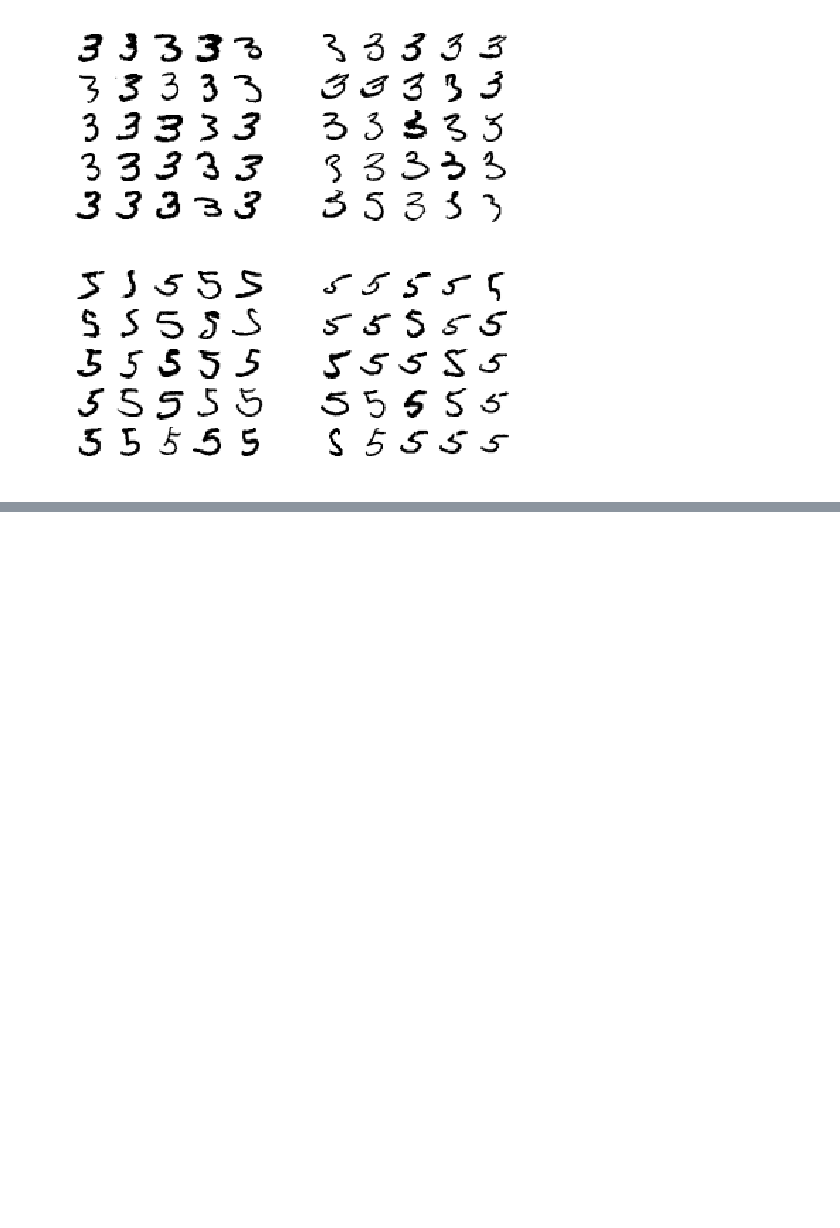
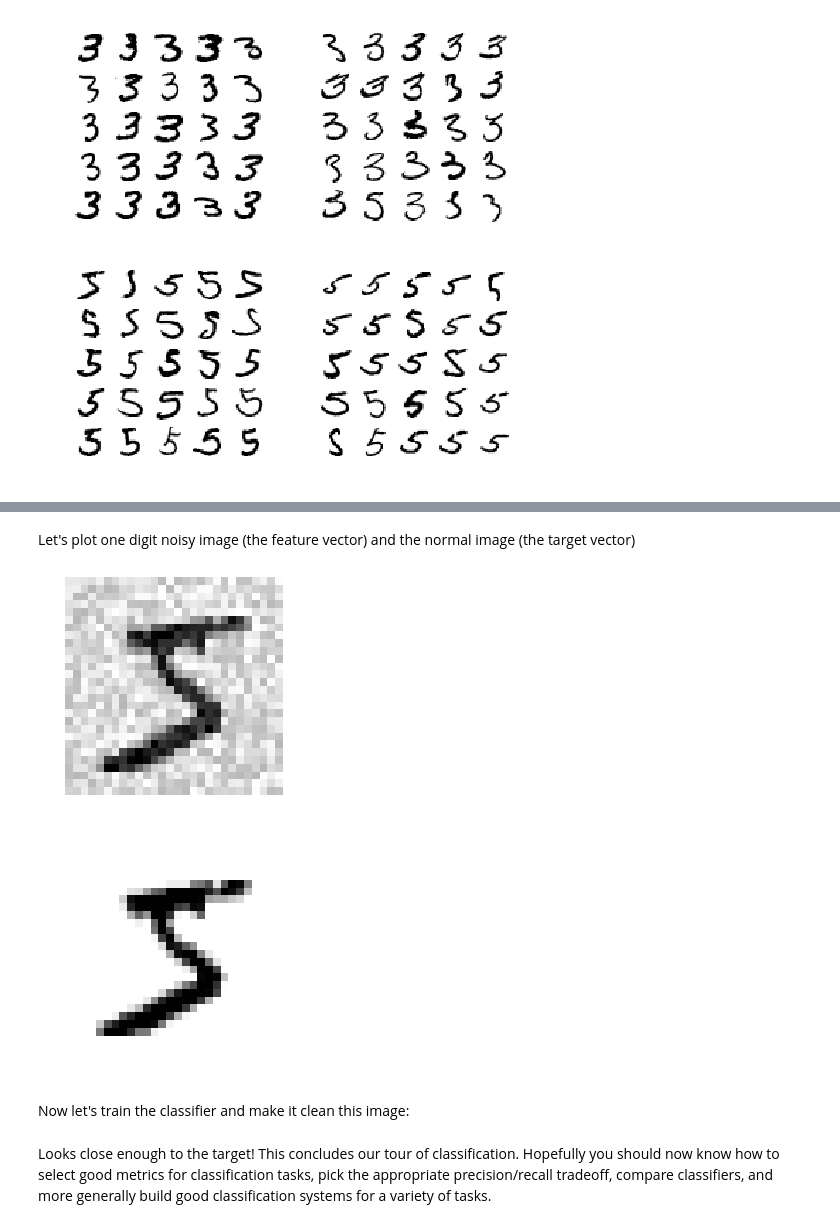
Before and after one commit to LooseDaMoose/myHandsOnDS, a Jupyter notebook: chapter3/Classification.ipynb, the cells around one changed output, grey strips where cells are left out. Saved outputs shown, nothing was run; the diff lists cells and outputs as text; code cells hidden in the pictures; blank space fills up the shorter version.

```diff
--- a/chapter3/Classification.ipynb
+++ b/chapter3/Classification.ipynb
@@ -575,0 +580,10 @@ The main difference between 3s and 5s is the position of the small line that joi
+# %%
+from sklearn.neighbors import KNeighborsClassifier
+
+y_train_large = (y_train >= 7)
+y_train_odd = (y_train % 2 == 1)
+# two columns target values for each digit, one for large and one for odd
+y_multilabel = np.c_[y_train_large, y_train_odd]
+
+knn_clf = KNeighborsClassifier()
+knn_clf.fit(X_train, y_multilabel)
@@ -575,0 +625,24 @@ The main difference between 3s and 5s is the position of the small line that joi
+# %%
+# low, high, size (# of digits x length of feature vector) --> output is a matrix
+noise = np.random.randint(0, 100, (len(X_train), 784))
+X_train_mod = X_train + noise
+noise = np.random.randint(0, 100, (len(X_test), 784))
+X_test_mod = X_test + noise
+y_train_mod = X_train
+y_test_mod = X_test
+# %% [markdown]
+Let's plot one digit noisy image (the feature vector) and the normal image (the target vector)
+# %%
+def plot_digit(some_digit):
+    some_digit_image = some_digit.reshape(28, 28)
+    plt.imshow(some_digit_image, cmap = mpl.cm.binary, interpolation = "nearest")
+    plt.axis("off")
+    plt.show()
+
+plot_digit(X_train_mod[0])
+plot_digit(y_train_mod[0])
+# %% [output]
+[figure, added]
+[figure, added]
+# %% [markdown]
+Now let's train the classifier and make it clean this image:
@@ -575,0 +653,2 @@ The main difference between 3s and 5s is the position of the small line that joi
+# %% [markdown]
+Looks close enough to the target! This concludes our tour of classification. Hopefully you should now know how to select good metrics for classification tasks, pick the appropriate precision/recall tradeoff, compare classifiers, and more generally build good classification systems for a variety of tasks.
```
Also changed, not shown: parts of 15 cells of this notebook, 6 other files.
